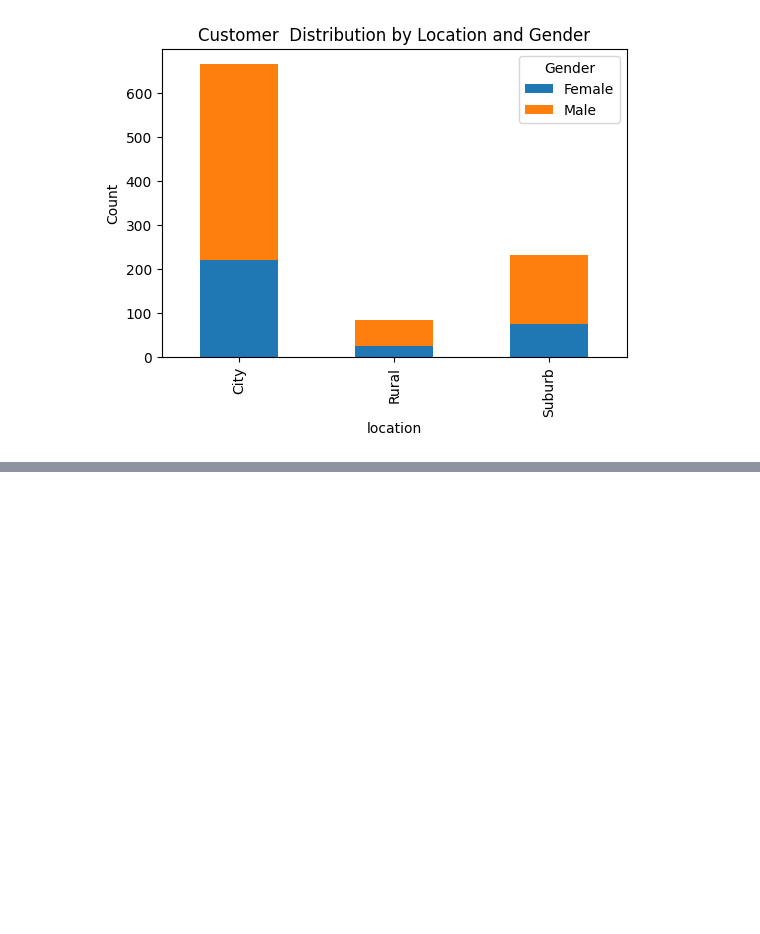
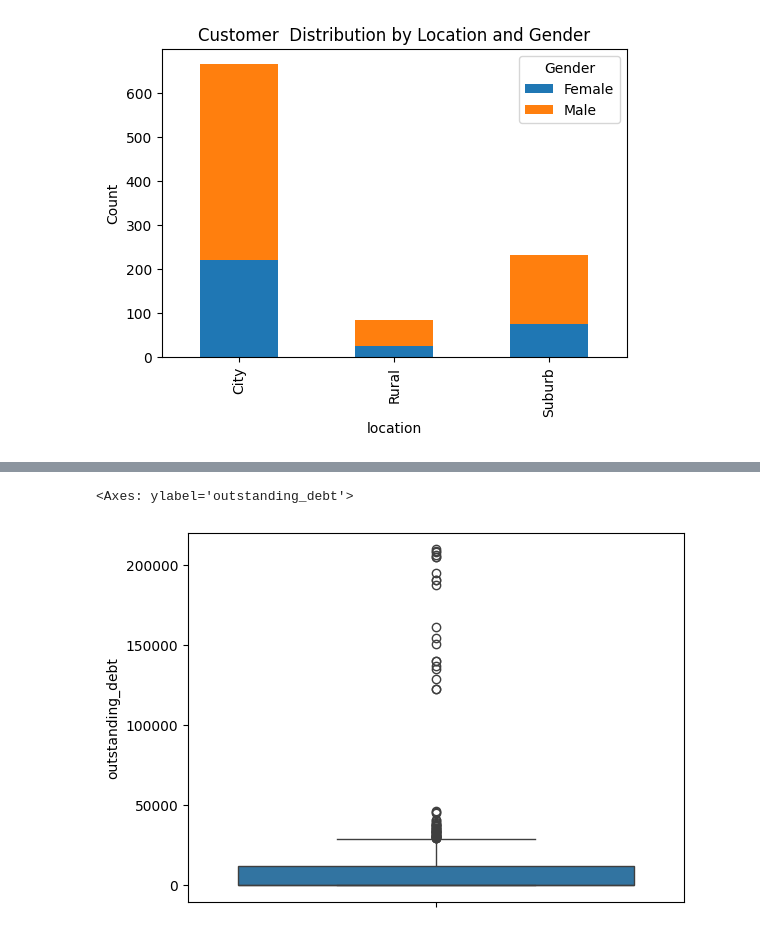
Before and after one commit to HMurawski/credit_card_launch, a Jupyter notebook: main.ipynb, the cells around one changed output, grey strips where cells are left out. Cells and saved outputs as stored; diff of their text form; code cells hidden in the pictures; blank space fills up the shorter version.

```diff
--- a/main.ipynb
+++ b/main.ipynb
@@ -314,0 +408,6 @@ plt.show()
+# %%
+bin_ranges = [300,450,500,550,600,650,700,750,800]
+labels = [f"{start}-{end-1}"for start, end in zip(bin_ranges, bin_ranges[1:])]
+
+df_cs["credit_score_range"] = pd.cut(df_cs["credit_score"], bins=bin_ranges, labels=labels, include_lowest=True, right=False)
+df_cs.head()
@@ -314,0 +421,3 @@ plt.show()
+# %%
+mode_df = df_cs.groupby("credit_score_range")["credit_limit"].agg(lambda x: x.mode().iloc[0]).reset_index()
+mode_df.head()
@@ -314,0 +431,3 @@ plt.show()
+# %%
+df_cs_cleaned = pd.merge(df_cs, mode_df, on="credit_score_range", suffixes=("", "_mode"))
+df_cs_cleaned
@@ -314,0 +452,2 @@ plt.show()
+# %%
+df_cs_cleaned["credit_limit"].fillna(df_cs_cleaned["credit_limit_mode"], inplace=True)
@@ -314,0 +470,5 @@ plt.show()
+# %%
+sns.boxplot(df_cs_cleaned["outstanding_debt"])
+# %% [output]
+<Axes: ylabel='outstanding_debt'>
+[figure, added]
```
Also changed, not shown: parts of 37 cells of this notebook.
